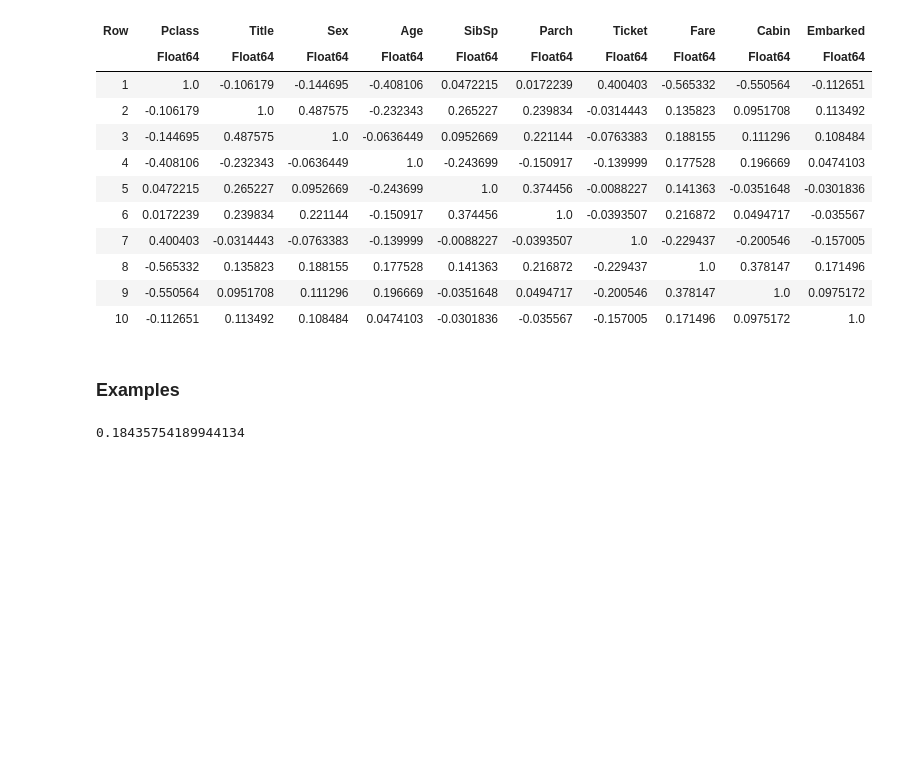
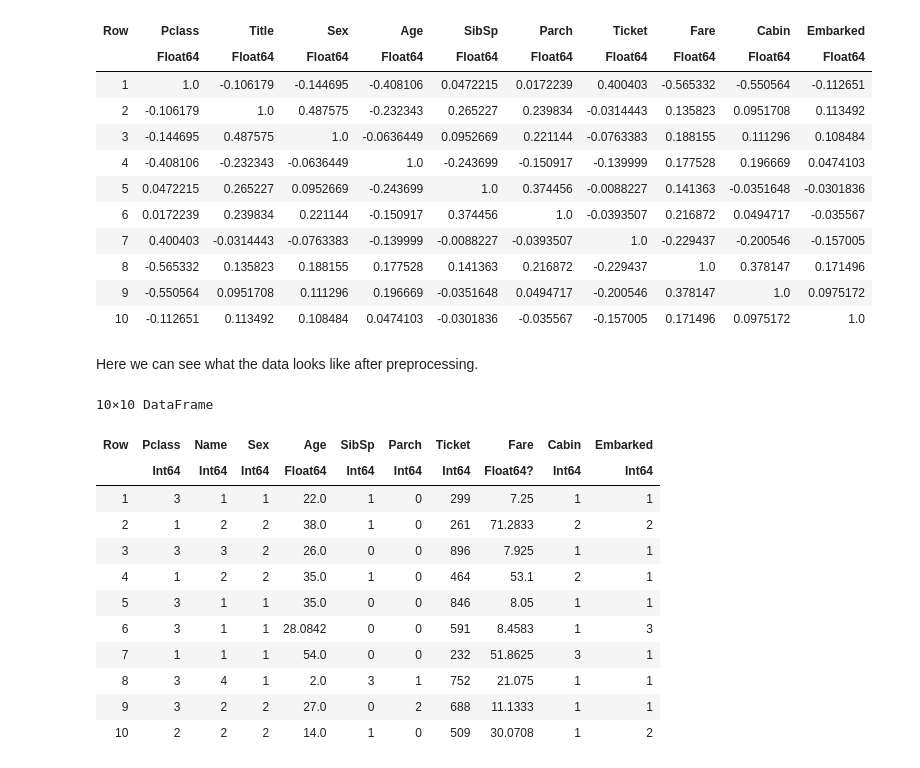
Before and after one commit to B0B36JUL-FinalProjects-2022/Projekt_cechdav5, a Jupyter notebook: examples/features.ipynb, the cells around one changed output. Drawn from its saved outputs; the diff is of its cells as text; code cells hidden in the pictures; blank space fills up the shorter version.

```diff
--- a/examples/features.ipynb
+++ b/examples/features.ipynb
@@ -156,24 +154,23 @@ display(DataFrame(cor(Matrix(dropmissing(processed_data))), ["Pclass", "Title",
 | 8 | -0.565332 | 0.135823 | 0.188155 | 0.177528 | 0.141363 | 0.216872 | -0.229437 | 1.0 | 0.378147 | 0.171496 |
 | 9 | -0.550564 | 0.0951708 | 0.111296 | 0.196669 | -0.0351648 | 0.0494717 | -0.200546 | 0.378147 | 1.0 | 0.0975172 |
 | 10 | -0.112651 | 0.113492 | 0.108484 | 0.0474103 | -0.0301836 | -0.035567 | -0.157005 | 0.171496 | 0.0975172 | 1.0 |
-# %% [markdown]
-### Examples
-# %%
-merged_copy = copy(merged)
-
-titanic_preprocessing!(merged_copy)
-
-X, y_train = prepare_data_for_SVM(Matrix{Float64}(dropmissing(merged_copy)), train[!, "Survived"])
-
-X_train = X[1:length(y_train), :]
-
-
-trn_x, trn_y, tst_x, tst_y = randomDataSplit(X_train, y_train; train_ratio=0.8)
-model = solve_SVM(trn_x, trn_y, 0.001; kernel = TitanicClassifier.PolynomialKernel(3))
-labels = classify_SVM(tst_x, model)
-tmp = ones(length(tst_y))
-avg_error = sum(tmp[labels .!= tst_y])/length(tst_y)
-
-print(avg_error, "\n")
-# %% [output]
-0.18435754189944134
+# %% [markdown]
+Here we can see what the data looks like after preprocessing.
+# %%
+replace_missing_with_linreg!(processed_data, "Age", ["Name", "Pclass"])
+
+display(first(processed_data, 10))
+# %% [output]
+10×10 DataFrame
+| Row | Pclass | Name | Sex | Age | SibSp | Parch | Ticket | Fare | Cabin | Embarked |
+|  | Int64 | Int64 | Int64 | Float64 | Int64 | Int64 | Int64 | Float64? | Int64 | Int64 |
+| 1 | 3 | 1 | 1 | 22.0 | 1 | 0 | 299 | 7.25 | 1 | 1 |
+| 2 | 1 | 2 | 2 | 38.0 | 1 | 0 | 261 | 71.2833 | 2 | 2 |
+| 3 | 3 | 3 | 2 | 26.0 | 0 | 0 | 896 | 7.925 | 1 | 1 |
+| 4 | 1 | 2 | 2 | 35.0 | 1 | 0 | 464 | 53.1 | 2 | 1 |
+| 5 | 3 | 1 | 1 | 35.0 | 0 | 0 | 846 | 8.05 | 1 | 1 |
+| 6 | 3 | 1 | 1 | 28.0842 | 0 | 0 | 591 | 8.4583 | 1 | 3 |
+| 7 | 1 | 1 | 1 | 54.0 | 0 | 0 | 232 | 51.8625 | 3 | 1 |
+| 8 | 3 | 4 | 1 | 2.0 | 3 | 1 | 752 | 21.075 | 1 | 1 |
+| 9 | 3 | 2 | 2 | 27.0 | 0 | 2 | 688 | 11.1333 | 1 | 1 |
+| 10 | 2 | 2 | 2 | 14.0 | 1 | 0 | 509 | 30.0708 | 1 | 2 |
```
Also changed, not shown: parts of 5 cells of this notebook, 7 other files.
